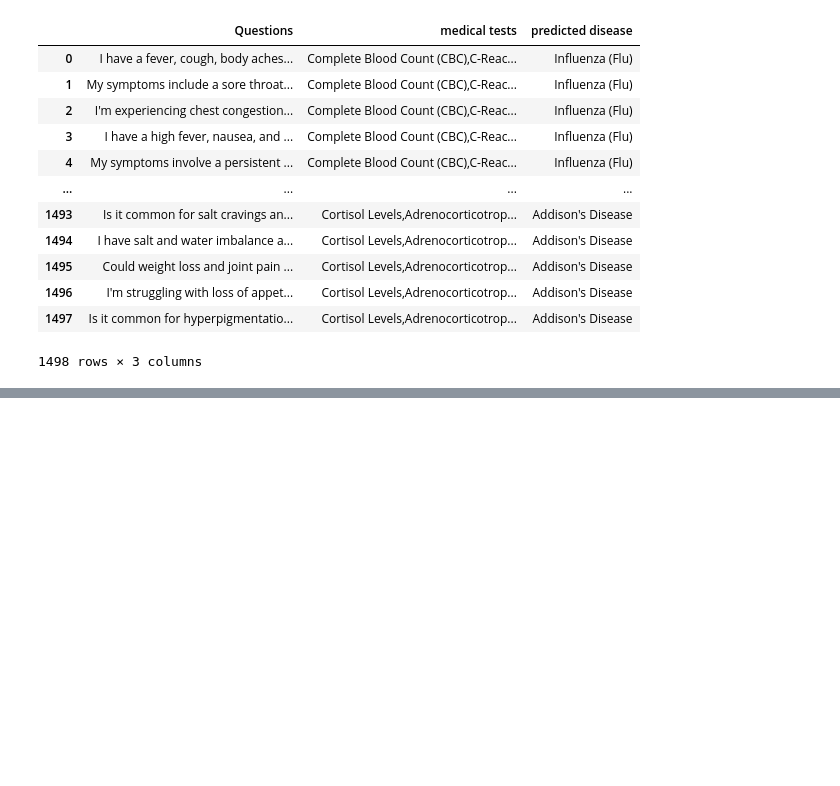
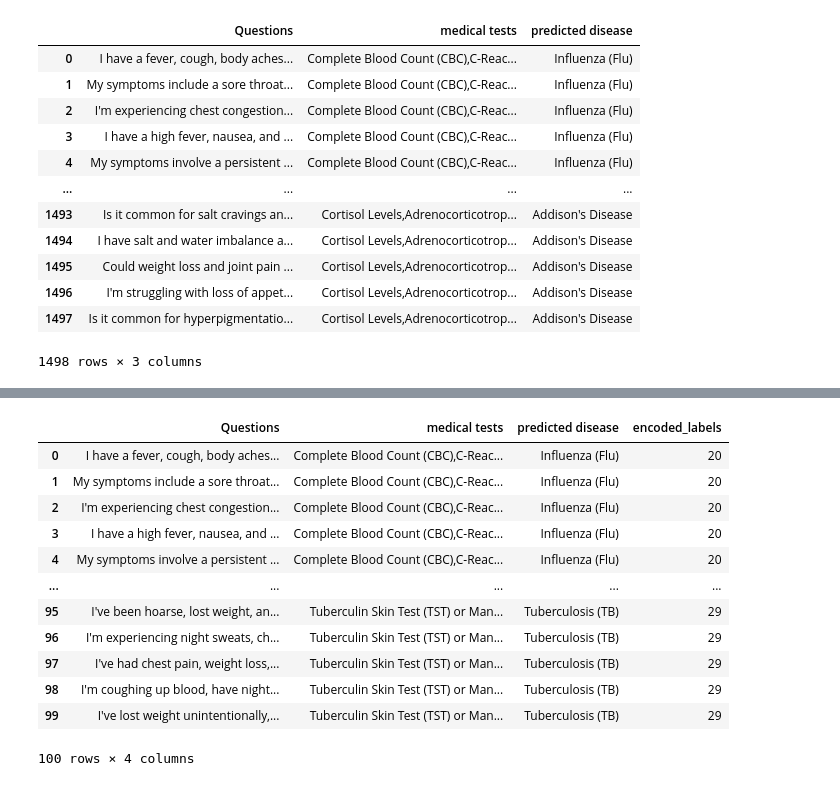
Before and after one commit to sukhmir/medical-Tests-recommendation-system, a Jupyter notebook: Capstone_Project.ipynb, the cells around one changed output, grey strips where cells are left out. Drawn from its saved outputs; the diff is of its cells as text; code cells hidden in the pictures; blank space fills up the shorter version.

```diff
--- a/Capstone_Project.ipynb
+++ b/Capstone_Project.ipynb
@@ -151,0 +58,16 @@ print(stopwords.words('english'))
+# %%
+data.head(100)
+# %% [output]
+|  | Questions | medical tests | predicted disease | encoded_labels |
+| 0 | I have a fever, cough, body aches... | Complete Blood Count (CBC),C-Reac... | Influenza (Flu) | 20 |
+| 1 | My symptoms include a sore throat... | Complete Blood Count (CBC),C-Reac... | Influenza (Flu) | 20 |
+| 2 | I'm experiencing chest congestion... | Complete Blood Count (CBC),C-Reac... | Influenza (Flu) | 20 |
+| 3 | I have a high fever, nausea, and ... | Complete Blood Count (CBC),C-Reac... | Influenza (Flu) | 20 |
+| 4 | My symptoms involve a persistent ... | Complete Blood Count (CBC),C-Reac... | Influenza (Flu) | 20 |
+| ... | ... | ... | ... | ... |
+| 95 | I've been hoarse, lost weight, an... | Tuberculin Skin Test (TST) or Man... | Tuberculosis (TB) | 29 |
+| 96 | I'm experiencing night sweats, ch... | Tuberculin Skin Test (TST) or Man... | Tuberculosis (TB) | 29 |
+| 97 | I've had chest pain, weight loss,... | Tuberculin Skin Test (TST) or Man... | Tuberculosis (TB) | 29 |
+| 98 | I'm coughing up blood, have night... | Tuberculin Skin Test (TST) or Man... | Tuberculosis (TB) | 29 |
+| 99 | I've lost weight unintentionally,... | Tuberculin Skin Test (TST) or Man... | Tuberculosis (TB) | 29 |
+100 rows × 4 columns
```
Also changed, not shown: parts of 59 cells of this notebook.
